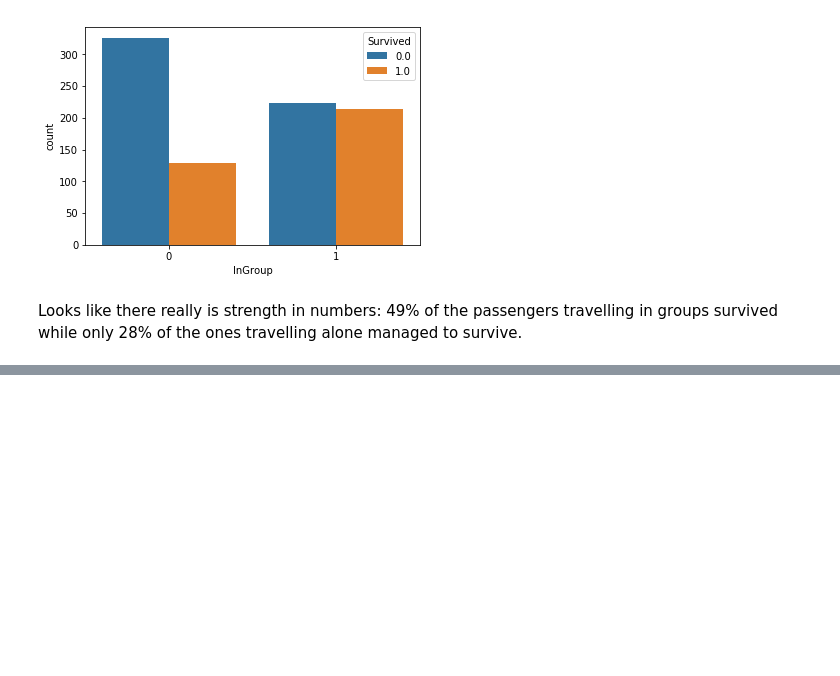
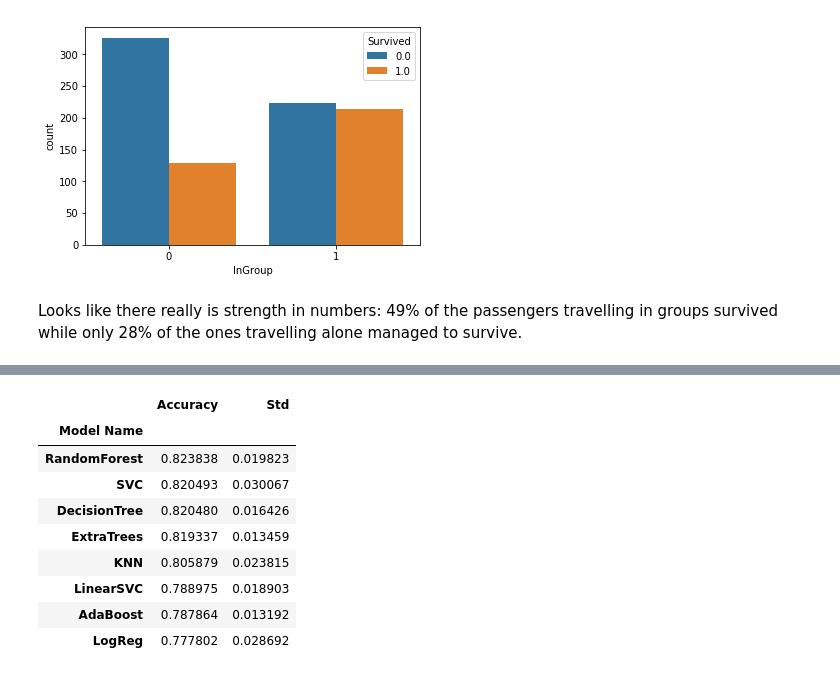
Before and after one commit to davidtvs/kaggle-titanic, a Jupyter notebook: titanic.ipynb, the cells around one changed output, grey strips where cells are left out. Drawn from its saved outputs; the diff is of its cells as text; code cells hidden in the pictures; blank space fills up the shorter version.

Commit message:
Add models and cross-validation

```diff
--- a/titanic.ipynb
+++ b/titanic.ipynb
@@ -476,0 +489,53 @@ Looks like there really is strength in numbers: 49% of the passengers travelling
+# %%
+from sklearn.tree import DecisionTreeClassifier
+from sklearn.ensemble import RandomForestClassifier
+from sklearn.ensemble import ExtraTreesClassifier
+from sklearn.ensemble import AdaBoostClassifier
+from sklearn.linear_model import LogisticRegression
+from sklearn.neighbors import KNeighborsClassifier
+from sklearn.svm import LinearSVC
+from sklearn.svm import SVC
+
+# Split the training set into samples and targets
+X_train = train.drop(columns='Survived')
+Y_train = train['Survived'].astype(int)
+
+# Test set samples to predict
+X_test = test
+
+# Create a dictionary containing the instance of the models, scores, mean accuracy and standard deviation
+classifiers = {
+    'name': ['DecisionTree', 'RandomForest', 'ExtraTrees', 'AdaBoost', 'LogReg', 'KNN', 'LinearSVC', 'SVC'],
+    'models': [DecisionTreeClassifier(), RandomForestClassifier(), ExtraTreesClassifier(), AdaBoostClassifier(),
+               LogisticRegression(), KNeighborsClassifier(), LinearSVC(), SVC()],
+    'scores': [],
+    'acc_mean': [],
+    'acc_std': []
+}
+
+# Run cross-validation and store the scores
+for model in classifiers['models']:
+    score = cross_val_score(model, X_train, Y_train, cv=5, n_jobs=4)
+    classifiers['scores'].append(score)
+    classifiers['acc_mean'].append(score.mean())
+    classifiers['acc_std'].append(score.std())
+
+# Create a nice table with the results
+classifiers_df = pd.DataFrame({
+    'Model Name': classifiers['name'],
+    'Accuracy': classifiers['acc_mean'],
+    'Std': classifiers['acc_std']
+}, columns=['Model Name', 'Accuracy', 'Std']).set_index('Model Name')
+
+classifiers_df.sort_values('Accuracy', ascending=False)
+# %% [output]
+|  | Accuracy | Std |
+| Model Name |  |  |
+| RandomForest | 0.823838 | 0.019823 |
+| SVC | 0.820493 | 0.030067 |
+| DecisionTree | 0.820480 | 0.016426 |
+| ExtraTrees | 0.819337 | 0.013459 |
+| KNN | 0.805879 | 0.023815 |
+| LinearSVC | 0.788975 | 0.018903 |
+| AdaBoost | 0.787864 | 0.013192 |
+| LogReg | 0.777802 | 0.028692 |
```
Also changed, not shown: parts of 16 cells of this notebook.
